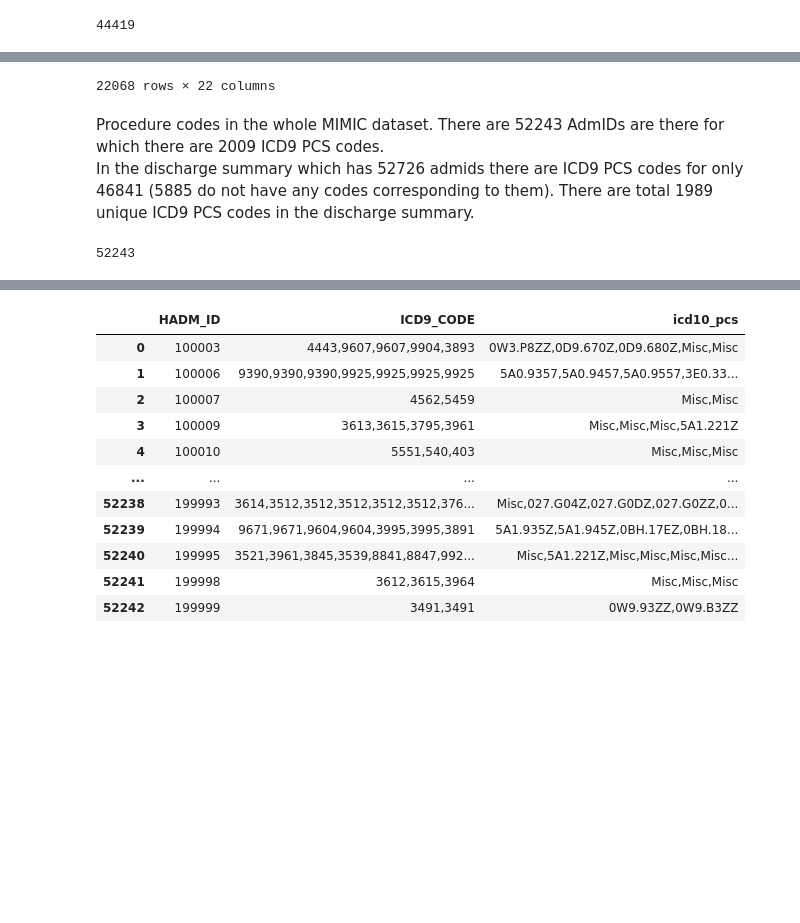
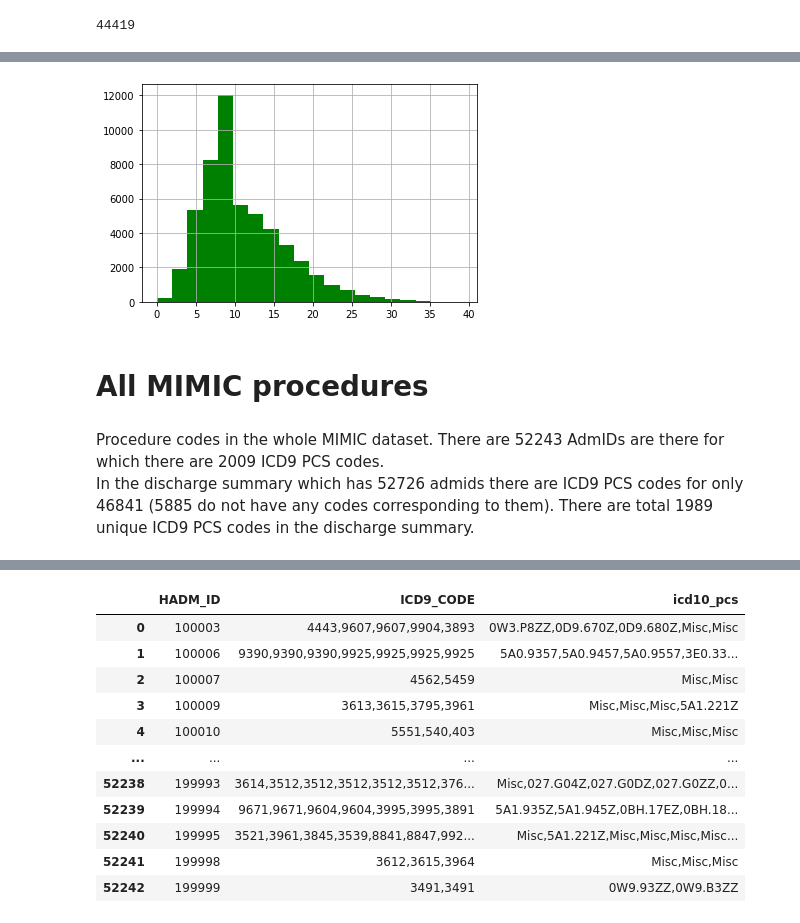
Before and after one commit to samantamrityunjay/Automatic-assignment-of-ICD10-codes, a Jupyter notebook: DataAnalysis.ipynb, the cells around one changed output, grey strips where cells are left out. Drawn from its saved outputs; the diff is of its cells as text; code cells hidden in the pictures; blank space fills up the shorter version.

```diff
--- a/DataAnalysis.ipynb
+++ b/DataAnalysis.ipynb
@@ -409,3 +635,4 @@ notes_icd_agg.ICD9_CATEGORY.apply(lambda x:len(set(x))).mean()
 # %%
-notes_icd_agg.loc[notes_icd_agg.ICD9_CATEGORY.apply(lambda x:len(x)>10)]
+plt.hist(notes_icd_agg.ICD9_CATEGORY.apply(lambda x:len(x)),bins=20,color='g')
+plt.grid(True)
 # %% [output]
@@ -424,4 +639,6 @@ notes_icd_agg.loc[notes_icd_agg.ICD9_CATEGORY.apply(lambda x:len(x)>10)]
-22068 rows × 22 columns
+[figure, added]
+# %% [markdown]
+# All MIMIC procedures
 # %% [markdown]
 Procedure codes in the whole MIMIC dataset. There are 52243 AdmIDs are there for which there are 2009 ICD9 PCS codes.<br> In the discharge summary which has 52726 admids there are ICD9 PCS codes for only 46841 (5885 do not have any codes corresponding to them). There are total 1989 unique ICD9 PCS codes in the discharge summary.
 # %%
@@ -428,5 +646 @@ Procedure codes in the whole MIMIC dataset. There are 52243 AdmIDs are there for
 allmimic_procedure=pd.read_csv('/content/drive/My Drive/AlgoIntern/Data/PROCEDURES_ICD.csv')
-# %%
-allmimic_procedure.HADM_ID.nunique()
-# %% [output]
-52243
```
Also changed, not shown: parts of 124 cells of this notebook.
